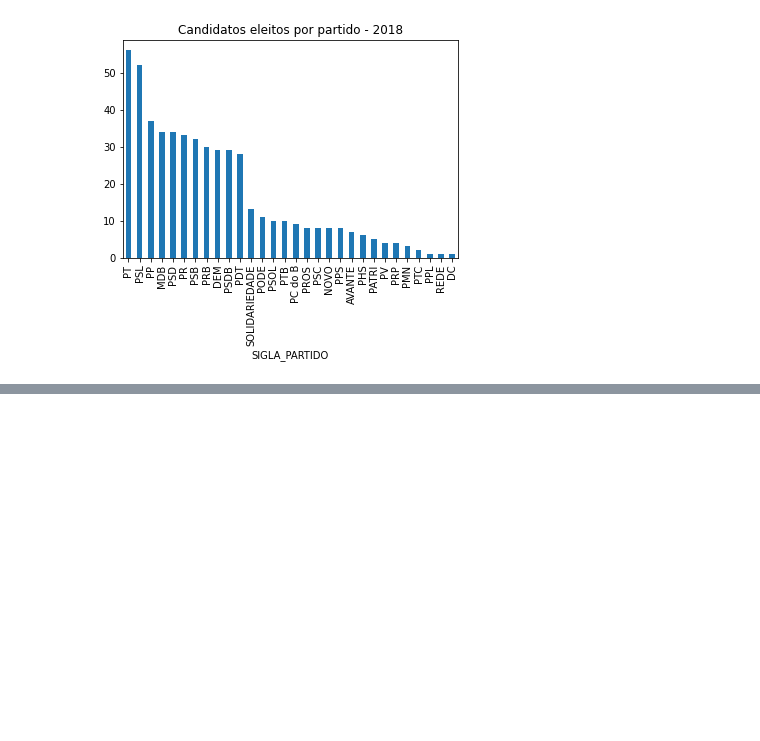
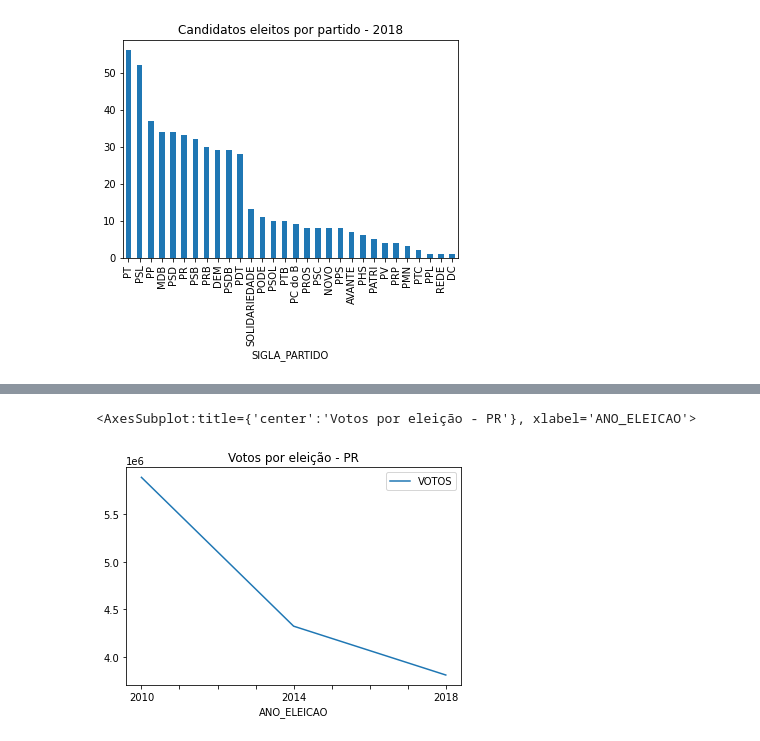
Before and after one commit to JeanLPierro/analise_deput_eleitos_partido, a Jupyter notebook: analise_eleicoes_2014-2016.ipynb, the cells around one changed output, grey strips where cells are left out. Saved outputs shown, nothing was run; the diff lists cells and outputs as text; code cells hidden in the pictures; blank space fills up the shorter version.

```diff
--- a/analise_eleicoes_2014-2016.ipynb
+++ b/analise_eleicoes_2014-2016.ipynb
@@ -143,0 +167,12 @@ array([<AxesSubplot:ylabel='QTDE_VOTOS'>], dtype=object)
+# %%
+votos_pr_2010 = sum_votos_2010.loc['PR', 'QTDE_VOTOS']
+votos_pr_2014 = sum_votos_2014.loc['PR', 'QTDE_VOTOS']
+votos_pr_2018 = sum_votos_2018.loc['PR', 'QTDE_VOTOS']
+tab_pr = pd.DataFrame(
+    {"ANO_ELEICAO" : ['2010', '2014', '2018'],
+     "VOTOS" : [votos_pr_2010, votos_pr_2014, votos_pr_2018]},
+    index = [1, 2, 3])
+tab_pr.plot(x="ANO_ELEICAO", y=["VOTOS"], title="Votos por eleição - PR")
+# %% [output]
+<AxesSubplot:title={'center':'Votos por eleição - PR'}, xlabel='ANO_ELEICAO'>
+[figure, added]
```
Also changed, not shown: parts of 8 cells of this notebook.
